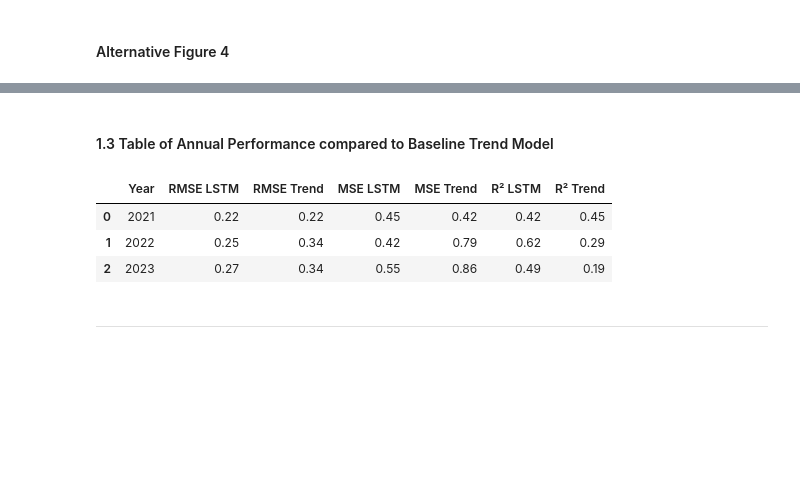
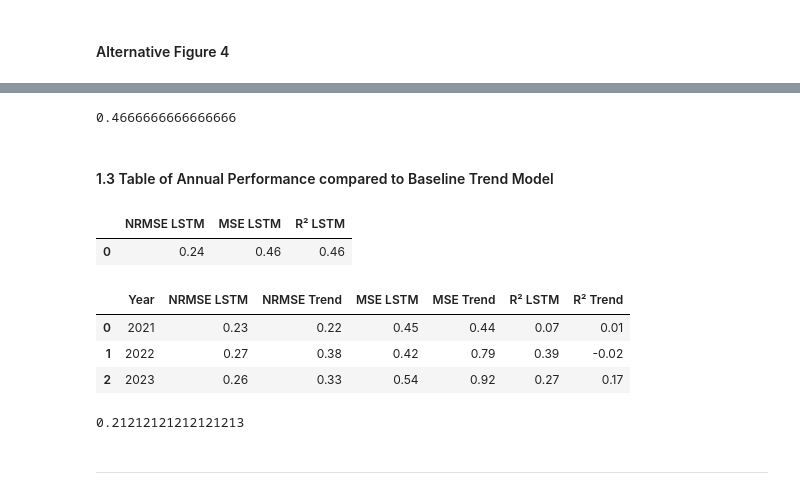
Before and after one commit to ellaampy/seasonal-yield-forecast, a Jupyter notebook: analyse_performance.ipynb, the cells around one changed output, grey strips where cells are left out. Cells and saved outputs as stored; diff of their text form; code cells hidden in the pictures; blank space fills up the shorter version.

```diff
--- a/analyse_performance.ipynb
+++ b/analyse_performance.ipynb
@@ -289,34 +323,84 @@ Name: NRMSE, dtype: float64
+# %%
+(0.32+0.43+0.36+0.38+0.47+0.84) / 6
+# %% [output]
+0.4666666666666666
 # %% [markdown]
 #### 1.3 Table of Annual Performance compared to Baseline Trend Model
+# %%
+
+
+
+state_metrics = []
+for state in xy['STATEFP'].unique():
+    xy_state_year = xy[(xy['STATEFP'] == state)]
+    if xy_state_year.empty:
+        continue
+    y_true = xy_state_year['yield']
+    y_pred = xy_state_year['y_pred']
+    state_metrics.append({
+        'NRMSE LSTM': np.sqrt(np.mean((y_true - y_pred)**2)) / y_true.mean(),
+        'MSE LSTM': np.mean((y_true - y_pred)**2),
+        'R² LSTM': r2_score(y_true, y_pred)
+    })
+
+# Take mean across all states for each metric (no year loop)
+metrics = {
+    'NRMSE LSTM': np.mean([m['NRMSE LSTM'] for m in state_metrics]),
+    'MSE LSTM': np.mean([m['MSE LSTM'] for m in state_metrics]),
+    'R² LSTM': np.mean([m['R² LSTM'] for m in state_metrics])
+}
+
+# Create a DataFrame to store the results
+metrics_df = pd.DataFrame([metrics]).round(2)
+metrics_df
+# %% [output]
+|  | NRMSE LSTM | MSE LSTM | R² LSTM |
+| 0 | 0.24 | 0.46 | 0.46 |
 # %%
 # Initialize a list to store the metrics
 metrics = []
 
 # Loop through each year in the DataFrame
 for year in xy['year'].unique():
-    xy_year = xy[xy['year'] == year]
-    y_true = xy_year['yield']
-    y_pred = xy_year['y_pred']
-    y_baseline = xy_year['threeyearavg']
-
+    state_metrics = []
+    for state in xy['STATEFP'].unique():
+        xy_state_year = xy[(xy['year'] == year) & (xy['STATEFP'] == state)]
+        if xy_state_year.empty:
+            continue
+        y_true = xy_state_year['yield']
+        y_pred = xy_state_year['y_pred']
+        y_baseline = xy_state_year['threeyearavg']
+        state_metrics.append({
+            'NRMSE LSTM': np.sqrt(np.mean((y_true - y_pred)**2)) / y_true.mean(),
+            'NRMSE Trend': np.sqrt(np.mean((y_true - y_baseline)**2)) / y_true.mean(),
+            'MSE LSTM': np.mean((y_true - y_pred)**2),
+            'MSE Trend': np.mean((y_true - y_baseline)**2),
+            'R² LSTM': r2_score(y_true, y_pred),
+            'R² Trend': r2_score(y_true, y_baseline)
+        })
+    # Take mean across all states for each metric
     metrics.append({
         'Year': year,
-        'RMSE LSTM': np.sqrt(np.mean((y_true - y_pred)**2)) / y_true.mean(),
-        'RMSE Trend': np.sqrt(np.mean((y_true - y_baseline)**2)) / y_true.mean(),
-        'MSE LSTM': np.mean((y_true - y_pred)**2),
-        'MSE Trend': np.mean((y_true - y_baseline)**2),
-        'R² LSTM': r2_score(y_true, y_pred),
-        'R² Trend': r2_score(y_true, y_baseline)
+        'NRMSE LSTM': np.mean([m['NRMSE LSTM'] for m in state_metrics]),
+        'NRMSE Trend': np.mean([m['NRMSE Trend'] for m in state_metrics]),
+        'MSE LSTM': np.mean([m['MSE LSTM'] for m in state_metrics]),
+        'MSE Trend': np.mean([m['MSE Trend'] for m in state_metrics]),
+        'R² LSTM': np.median([m['R² LSTM'] for m in state_metrics]),
+        'R² Trend': np.median([m['R² Trend'] for m in state_metrics])
     })
 
 # Create a DataFrame to store the results
 metrics_by_year = pd.DataFrame(metrics).sort_values(by="Year").reset_index(drop=True).round(2)
 metrics_by_year
 # %% [output]
-|  | Year | RMSE LSTM | RMSE Trend | MSE LSTM | MSE Trend | R² LSTM | R² Trend |
-| 0 | 2021 | 0.22 | 0.22 | 0.45 | 0.42 | 0.42 | 0.45 |
-| 1 | 2022 | 0.25 | 0.34 | 0.42 | 0.79 | 0.62 | 0.29 |
-| 2 | 2023 | 0.27 | 0.34 | 0.55 | 0.86 | 0.49 | 0.19 |
+|  | Year | NRMSE LSTM | NRMSE Trend | MSE LSTM | MSE Trend | R² LSTM | R² Trend |
+| 0 | 2021 | 0.23 | 0.22 | 0.45 | 0.44 | 0.07 | 0.01 |
+| 1 | 2022 | 0.27 | 0.38 | 0.42 | 0.79 | 0.39 | -0.02 |
+| 2 | 2023 | 0.26 | 0.33 | 0.54 | 0.92 | 0.27 | 0.17 |
+# %%
+7/33
+# %% [output]
+0.21212121212121213
 # %% [markdown]
 ____
 # %% [markdown]
```
Also changed, not shown: parts of 6 cells of this notebook.
